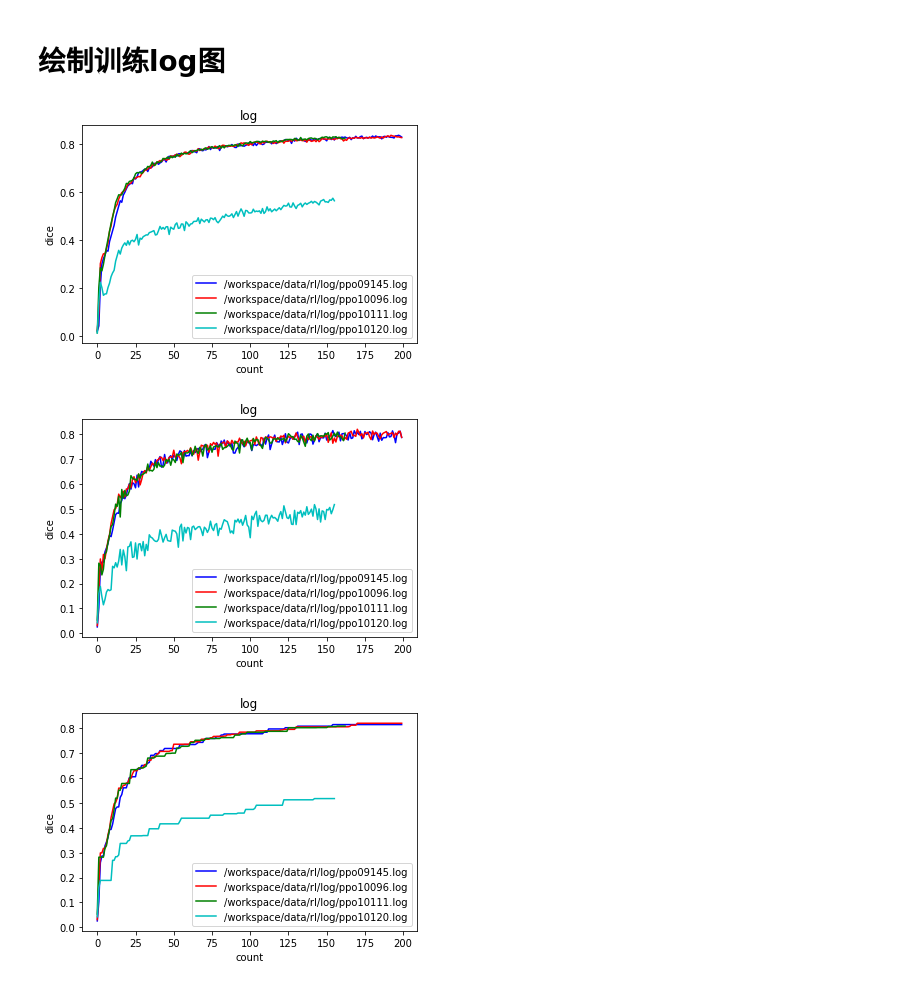
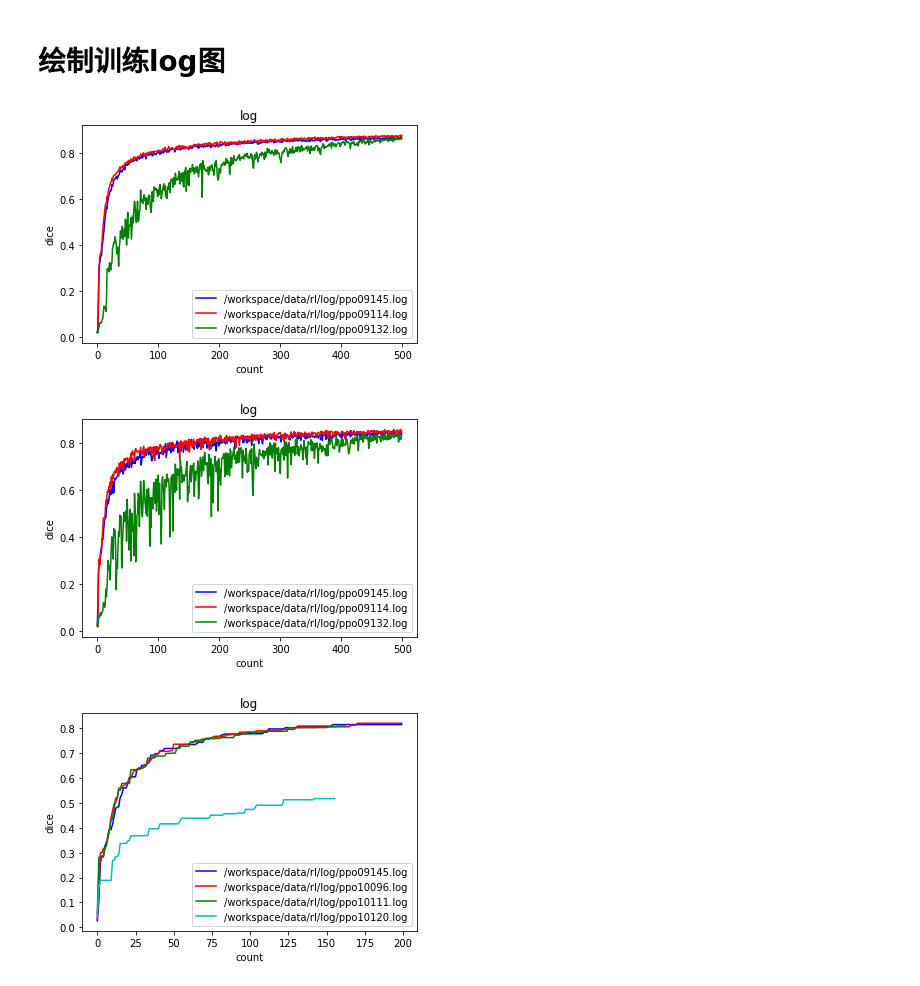
Before and after one commit to yhlujz/rl, a Jupyter notebook: rl.ipynb, the cells around one changed output. Cells and saved outputs as stored; diff of their text form; code cells hidden in the pictures.

Commit message:
add rl_train and rl_pred

```diff
--- a/rl.ipynb
+++ b/rl.ipynb
@@ -769,7 +769,7 @@ def paints(log_paths, option):
                         best_dice = re.search('[0]\.[0-9]+', best_line.group())
                         if best_dice is not None:
                             l.append(float(best_dice.group()))
-        plt.plot(l[:200], colors[i], label=log_path)
+        plt.plot(l, colors[i], label=log_path)
     plt.xlabel('count')
     plt.ylabel('dice')
     plt.title('log')
@@ -778,21 +778,21 @@ def paints(log_paths, option):
 # %%
 # paints(['/workspace/data/rl/log/ppo09080.log', '/workspace/data/rl/log/ppo09110.log',
 #         '/workspace/data/rl/log/ppo09113.log', '/workspace/data/rl/log/ppo09114.log'], 'train')
-# paints(['/workspace/data/rl/log/ppo09145.log', '/workspace/data/rl/log/ppo09114.log',
-#         '/workspace/data/rl/log/ppo09132.log'], 'train')
-paints(['/workspace/data/rl/log/ppo09145.log', '/workspace/data/rl/log/ppo10096.log',
-        '/workspace/data/rl/log/ppo10111.log', '/workspace/data/rl/log/ppo10120.log'], 'train')
+paints(['/workspace/data/rl/log/ppo09145.log', '/workspace/data/rl/log/ppo09114.log',
+        '/workspace/data/rl/log/ppo09132.log'], 'train')
+# paints(['/workspace/data/rl/log/ppo09145.log', '/workspace/data/rl/log/ppo10096.log',
+#         '/workspace/data/rl/log/ppo10111.log', '/workspace/data/rl/log/ppo10120.log'], 'train')
 # %% [output]
-[figure, old version]
+[figure, new version]
 # %%
 # paints(['/workspace/data/rl/log/ppo09080.log', '/workspace/data/rl/log/ppo09110.log',
 #         '/workspace/data/rl/log/ppo09113.log', '/workspace/data/rl/log/ppo09114.log'], 'val')
-# paints(['/workspace/data/rl/log/ppo09145.log', '/workspace/data/rl/log/ppo09114.log',
-#         '/workspace/data/rl/log/ppo09132.log'], 'val')
-paints(['/workspace/data/rl/log/ppo09145.log', '/workspace/data/rl/log/ppo10096.log',
-        '/workspace/data/rl/log/ppo10111.log', '/workspace/data/rl/log/ppo10120.log'], 'val')
+paints(['/workspace/data/rl/log/ppo09145.log', '/workspace/data/rl/log/ppo09114.log',
+        '/workspace/data/rl/log/ppo09132.log'], 'val')
+# paints(['/workspace/data/rl/log/ppo09145.log', '/workspace/data/rl/log/ppo10096.log',
+#         '/workspace/data/rl/log/ppo10111.log', '/workspace/data/rl/log/ppo10120.log'], 'val')
 # %% [output]
-[figure, old version]
+[figure, new version]
 # %%
 # paints(['/workspace/data/rl/log/ppo09080.log', '/workspace/data/rl/log/ppo09110.log',
 #         '/workspace/data/rl/log/ppo09113.log', '/workspace/data/rl/log/ppo09114.log'], 'best')
```
Also changed, not shown: 4 other files.
